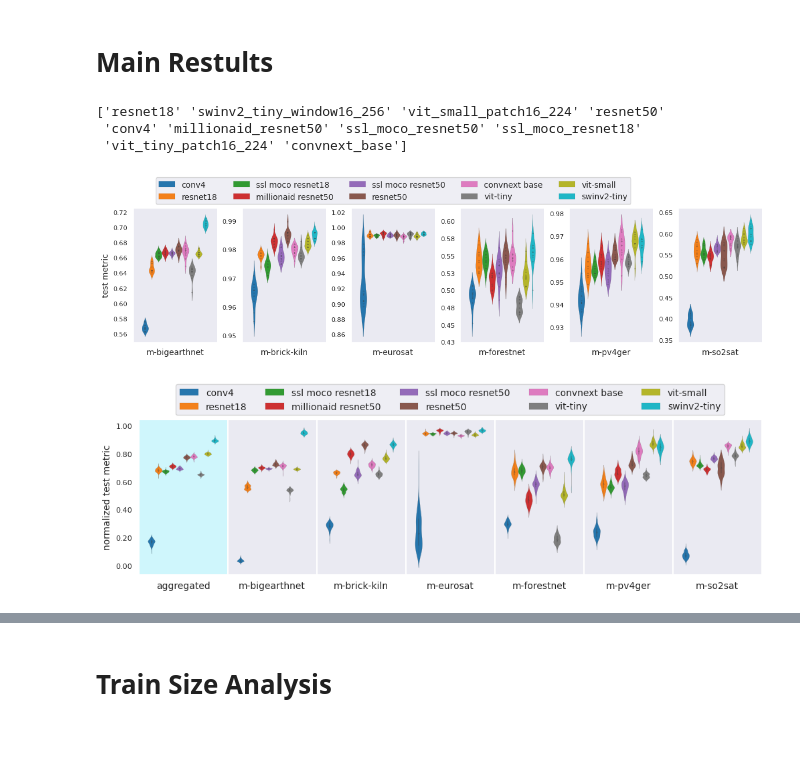
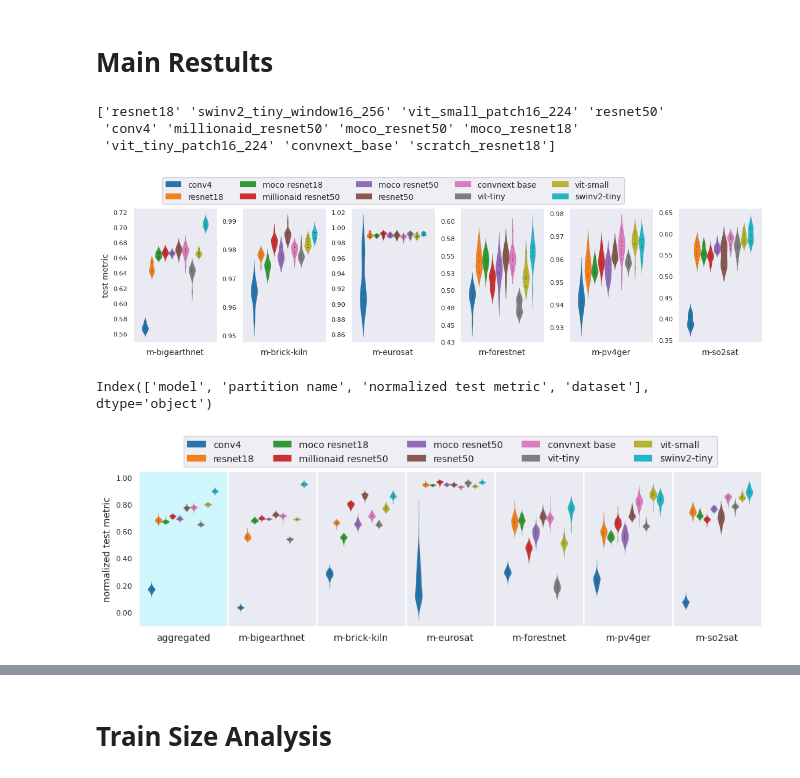
Before and after one commit to ServiceNow/geo-bench, a Jupyter notebook: ccb/experiment/parse_results.ipynb, the cells around one changed output, grey strips where cells are left out. Drawn from its saved outputs; the diff is of its cells as text; code cells hidden in the pictures; blank space fills up the shorter version.

```diff
--- a/ccb/experiment/parse_results.ipynb
+++ b/ccb/experiment/parse_results.ipynb
@@ -18,36 +15,37 @@ The autoreload extension is already loaded. To reload it, use:
 # %%
 classification_dir = '/mnt/data/experiments/nils/final_classification_seeded_runs'
 
 df = retrieve_runs(classification_dir, use_cached_csv=True, is_sweep=False)
 
 print(df.model.unique())
 
 # df['train_ratio'] = [get_train_ratio(part_name) for part_name in df['partition_name']]
 df = df.applymap(parse_results.clean_names)
 df = df.rename(columns=parse_results.clean_names)
 
-model_order = "conv4,resnet18,ssl moco resnet18,millionaid resnet50,ssl moco resnet50,resnet50,convnext base,vit-tiny,vit-small,swinv2-tiny".split(",")
+model_order = "conv4,resnet18,moco resnet18,millionaid resnet50,moco resnet50,resnet50,convnext base,vit-tiny,vit-small,swinv2-tiny".split(",")
 df_1x = df[(df["partition name"] == "1.00x train") | (df["partition name"] == "default")].copy()
 # df_1x = df[(df["partition name"] == "0.05x train")].copy()
 
 normalizer = parse_results.make_normalizer(df_1x)
 normalizer.normalize_data_frame(df_1x, ["test metric", "val metric"])
 
 parse_results.plot_per_dataset_3(df_1x, model_order, metric="test metric", sharey=False, inner="points", fig_size=(14,3), n_legend_rows=2)
 plt.savefig(Path.home() / "figures" / "test metric.pdf", bbox_inches="tight", dpi=300)
 # parse_results.plot_per_dataset_3(df_1x, model_order, metric="val metric", sharey=False, inner="points")
 # plt.savefig(Path.home() / "figures" / "test metric.png", bbox_inches="tight", dpi=300)
 
 # parse_results.plot_per_dataset_3(df_1x, model_order, metric="test loss", sharey=False, inner="points")
 # parse_results.plot_per_dataset_3(df_1x, model_order, metric="val loss", sharey=False, inner="points")
 # %% [output]
 ['resnet18' 'swinv2_tiny_window16_256' 'vit_small_patch16_224' 'resnet50'
- 'conv4' 'millionaid_resnet50' 'ssl_moco_resnet50' 'ssl_moco_resnet18'
- 'vit_tiny_patch16_224' 'convnext_base']
+ 'conv4' 'millionaid_resnet50' 'moco_resnet50' 'moco_resnet18'
+ 'vit_tiny_patch16_224' 'convnext_base' 'scratch_resnet18']
-[figure, old version]
+[figure, new version]
 # %%
 parse_results.plot_bootstrap_aggregate(df_1x, metric="normalized test metric", model_order=model_order, fig_size=(12,3))
 # parse_results.plot_bootstrap_aggregate(df_1x, metric="normalized val_metric", model_order=model_order)
 plt.savefig(Path.home() / "figures" / "normalized test metric.pdf", bbox_inches="tight", dpi=300)
 # %% [output]
+Index(['model', 'partition name', 'normalized test metric', 'dataset'], dtype='object')
-[figure, old version]
+[figure, new version]
```
Also changed, not shown: parts of 9 cells of this notebook, 3 other files.
